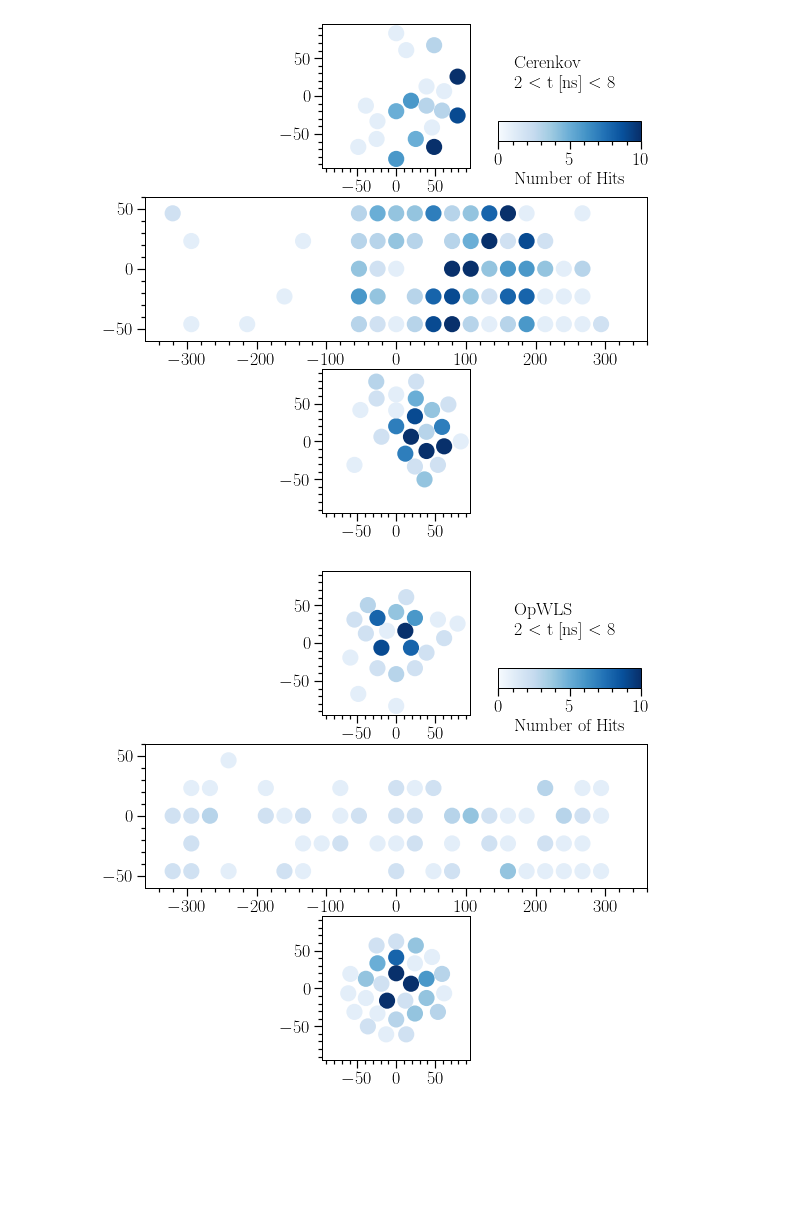
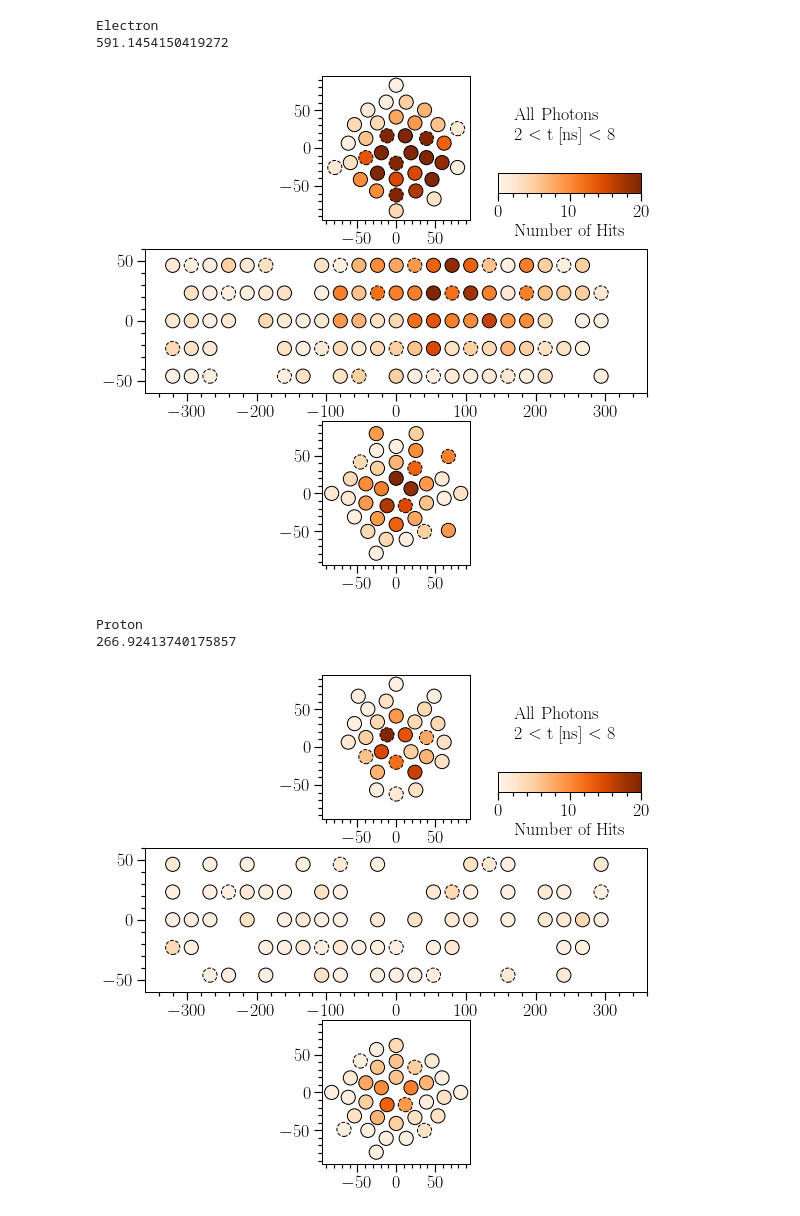
Before and after one commit to nickkamp1/CCM_CherenkovLight, a Jupyter notebook: SimulationPlotter.ipynb, the cells around one changed output. Saved outputs shown, nothing was run; the diff lists cells and outputs as text; code cells hidden in the pictures; blank space fills up the shorter version.

Commit message:
LLH now implemented, working on tools to apply detector reco

```diff
--- a/SimulationPlotter.ipynb
+++ b/SimulationPlotter.ipynb
@@ -5,9 +5,11 @@ import matplotlib.pyplot as plt
 plt.style.use('paper.mplstyle')
 
 E = 5
-eED = EventDisplay('SimulationOutputs/BatchOutput/electron_gun_E_%s_sim_output.root'%str(E))
-pED = EventDisplay('SimulationOutputs/BatchOutput/proton_gun_E_%s_sim_output.root'%str(E))
+nMax=1
+time_bins=np.linspace(2,10,5)
+eED = EventDisplay('SimulationOutputs/BatchOutput/electron_gun_E_%s_sim_output.root'%str(E),time_bins=time_bins)
+pED = EventDisplay('SimulationOutputs/BatchOutput/proton_gun_E_%s_sim_output.root'%str(E),time_bins=time_bins)
 ProcessString=None
-eED.CalculateAvgTemplate(nMax=100,time_bins=np.linspace(0,8,5),ProcessString=ProcessString)
-pED.CalculateAvgTemplate(nMax=100,time_bins=np.linspace(0,8,5),ProcessString=ProcessString)
+e_template = eED.CalculateAvgTemplate(nMax=nMax,ProcessString=ProcessString)
+p_template = pED.CalculateAvgTemplate(nMax=nMax,ProcessString=ProcessString)
 # %%
@@ -19,8 +21,22 @@ pED.PlotAvgTemplate(vmax=0.3,time_bin=1,ProcessString=ProcessString)
 # %%
-for evenno in range(1):
-  for ProcessString in ['Cerenkov','OpWLS','Scintillation',None]:
-    SaveStr = 'Figures/EventDisplays/%s_E%s_event%i'%(ProcessString if ProcessString is not None else 'AllPhotons',E,evenno)
-    ED.PlotAllPMTsTimeSlice(evenno,(2,8),ProcessString=ProcessString,vmax=10,SaveString=SaveStr)
+for evenno in range(10):
+  for ProcessString in [None]:
+    print('Electron')
+    SaveStr = 'Figures/EventDisplays/electron_%s_E%s_event%i'%(ProcessString if ProcessString is not None else 'AllPhotons',E,evenno)
+    eLLH = eED.MLE_dataset.LogLikelihood(evenno,template=e_template)
+    pLLH = eED.MLE_dataset.LogLikelihood(evenno,template=p_template)
+    print(eLLH-pLLH)
+    eED.PlotAllPMTsTimeSlice(evenno,(2,8),ProcessString=ProcessString,vmax=20,SaveString=SaveStr,DetReco=False)
+    print('Proton')
+    SaveStr = 'Figures/EventDisplays/proton_%s_E%s_event%i'%(ProcessString if ProcessString is not None else 'AllPhotons',E,evenno)
+    eLLH = pED.MLE_dataset.LogLikelihood(evenno,template=e_template)
+    pLLH = pED.MLE_dataset.LogLikelihood(evenno,template=p_template)
+    print(eLLH-pLLH)
+    pED.PlotAllPMTsTimeSlice(evenno,(2,8),ProcessString=ProcessString,vmax=20,SaveString=SaveStr,DetReco=False)
 # %% [output]
+Electron
+591.1454150419272
-[figure, old version]
+[figure, new version]
+Proton
+266.92413740175857
-[figure, old version]
+[figure, new version]
```
Also changed, not shown: parts of 2 cells of this notebook, 3 other files.
